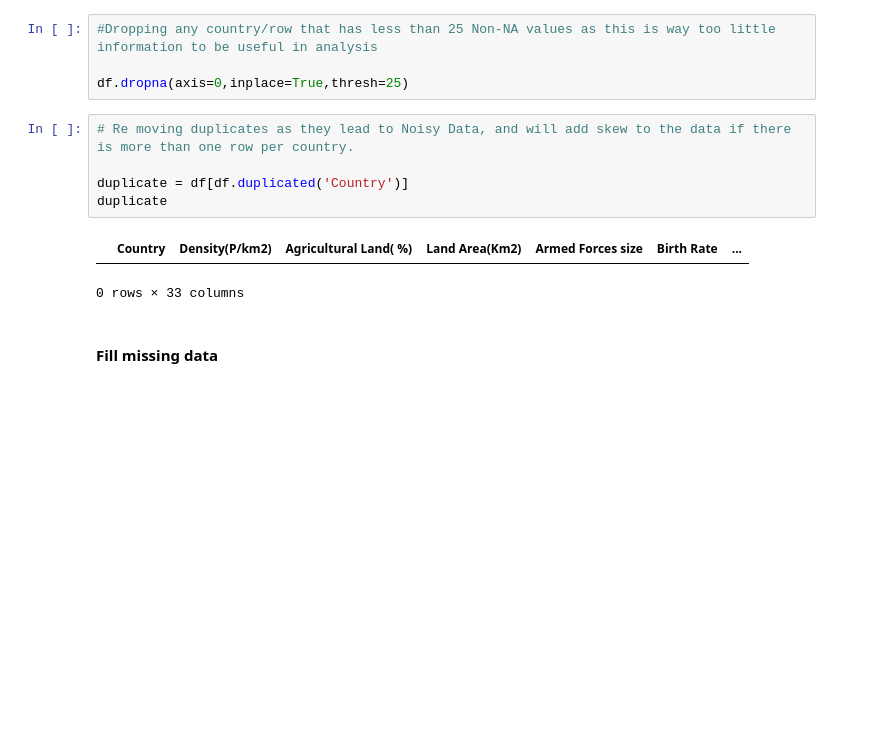
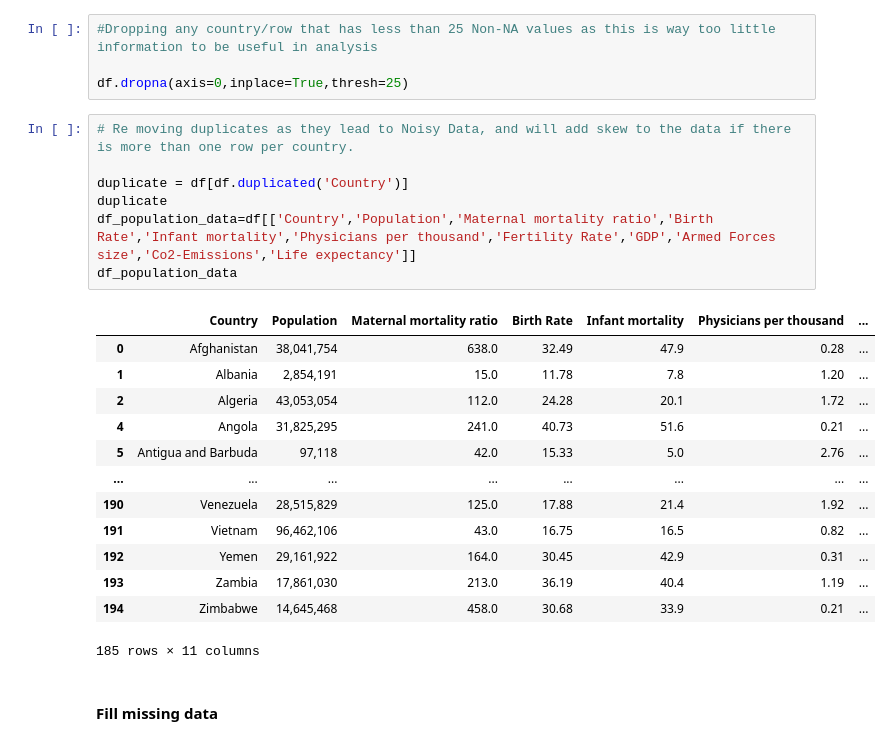
Before and after one commit to toyosi11/0.ProjectDataMiningFall2023, a Jupyter notebook: DataMiningProjFall2023.ipynb, the cells around one changed output. Drawn from its saved outputs; the diff is of its cells as text; blank space fills up the shorter version.

```diff
--- a/DataMiningProjFall2023.ipynb
+++ b/DataMiningProjFall2023.ipynb
@@ -92,11 +93,24 @@ df.dropna(axis=0,inplace=True,thresh=25)
 # %%
 # Re moving duplicates as they lead to Noisy Data, and will add skew to the data if there is more than one row per country.
 
 duplicate = df[df.duplicated('Country')]
 duplicate
+df_population_data=df[['Country','Population','Maternal mortality ratio','Birth Rate','Infant mortality','Physicians per thousand','Fertility Rate','GDP','Armed Forces size','Co2-Emissions','Life expectancy']]
+df_population_data
 # %% [output]
-|  | Country | Density(P/km2) | Agricultural Land( %) | Land Area(Km2) | Armed Forces size | Birth Rate | ... |
+|  | Country | Population | Maternal mortality ratio | Birth Rate | Infant mortality | Physicians per thousand | ... |
+| 0 | Afghanistan | 38,041,754 | 638.0 | 32.49 | 47.9 | 0.28 | ... |
+| 1 | Albania | 2,854,191 | 15.0 | 11.78 | 7.8 | 1.20 | ... |
+| 2 | Algeria | 43,053,054 | 112.0 | 24.28 | 20.1 | 1.72 | ... |
+| 4 | Angola | 31,825,295 | 241.0 | 40.73 | 51.6 | 0.21 | ... |
+| 5 | Antigua and Barbuda | 97,118 | 42.0 | 15.33 | 5.0 | 2.76 | ... |
+| ... | ... | ... | ... | ... | ... | ... | ... |
+| 190 | Venezuela | 28,515,829 | 125.0 | 17.88 | 21.4 | 1.92 | ... |
+| 191 | Vietnam | 96,462,106 | 43.0 | 16.75 | 16.5 | 0.82 | ... |
+| 192 | Yemen | 29,161,922 | 164.0 | 30.45 | 42.9 | 0.31 | ... |
+| 193 | Zambia | 17,861,030 | 213.0 | 36.19 | 40.4 | 1.19 | ... |
+| 194 | Zimbabwe | 14,645,468 | 458.0 | 30.68 | 33.9 | 0.21 | ... |
-0 rows × 33 columns
+185 rows × 11 columns
 # %% [markdown]
 #### Fill missing data
 # %%
```
Also changed, not shown: parts of 42 cells of this notebook, 2 other files.
